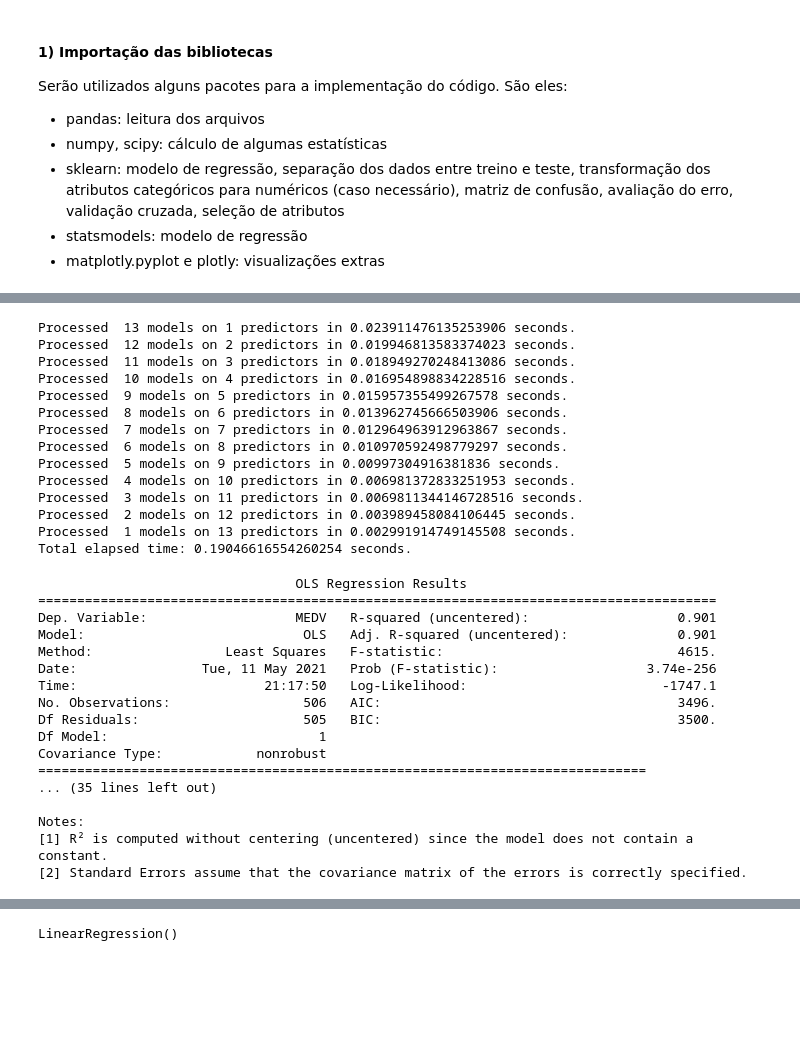
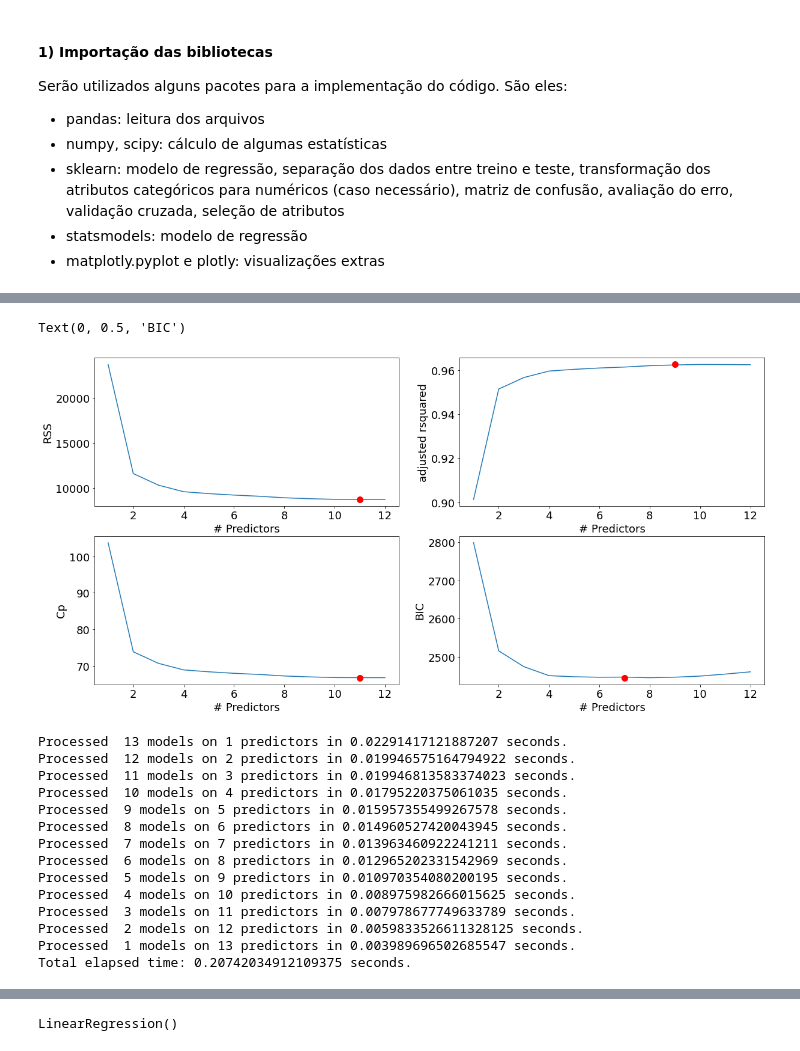
Before and after one commit to higor-gomes93/mestrado_ft084, a Jupyter notebook: Algoritmo - Regressão/regressao_multipla.ipynb, the cells around one changed output, grey strips where cells are left out. Drawn from its saved outputs; the diff is of its cells as text; code cells hidden in the pictures; blank space fills up the shorter version.

```diff
--- a/Algoritmo - Regressão/regressao_multipla.ipynb
+++ b/Algoritmo - Regressão/regressao_multipla.ipynb
@@ -125,35 +174,38 @@ plt.xlabel('# Predictors')
 plt.ylabel('RSS')
 
 # We will now plot a red dot to indicate the model with the largest adjusted R^2 statistic.
 # The argmax() function can be used to identify the location of the maximum point of a vector
 rsquared_adj = models_best.apply(lambda row: row[1].rsquared_adj, axis=1)
 
 plt.subplot(2, 2, 2)
 plt.plot(rsquared_adj)
 plt.plot(rsquared_adj.argmax(), rsquared_adj.max(), "or")
 plt.xlabel('# Predictors')
 plt.ylabel('adjusted rsquared')
 
 # We'll do the same for AIC and BIC, this time looking for the models with the SMALLEST statistic
 aic = models_best.apply(lambda row: row[1].aic, axis=1)
-m = len(target)
+m = len(y_train)
 p = 12
 hat_sigma_squared = (1/(m - p -1)) * min(models_best["RSS"])
-cp = (1/m) * (models_best["RSS"] + 2 * 506 * hat_sigma_squared )
+cp = (1/m) * (models_best["RSS"] + 2 * 406 * hat_sigma_squared )
 
 plt.subplot(2, 2, 3)
 plt.plot(cp)
 plt.plot(cp.argmin(), cp.min(), "or")
 plt.xlabel('# Predictors')
 plt.ylabel('Cp')
 
 bic = models_best.apply(lambda row: row[1].bic, axis=1)
 
 plt.subplot(2, 2, 4)
 plt.plot(bic)
 plt.plot(bic.argmin(), bic.min(), "or")
 plt.xlabel('# Predictors')
 plt.ylabel('BIC')
+# %% [output]
+Text(0, 0.5, 'BIC')
+[figure, added]
 # %%
 def forward(predictors):
 
@@ -184,48 +236,27 @@ models_fwd = pd.DataFrame(columns=["RSS", "model"])
 tic = time.time()
 predictors = []
 
-for i in range(1,len(data.columns)+1):
+for i in range(1,len(x_train.columns)+1):
     models_fwd.loc[i] = forward(predictors)
     predictors = models_fwd.loc[i]["model"].model.exog_names
 
 toc = time.time()
 print("Total elapsed time:", (toc-tic), "seconds.")
 # %% [output]
-Processed  13 models on 1 predictors in 0.023911476135253906 seconds.
-Processed  12 models on 2 predictors in 0.019946813583374023 seconds.
-Processed  11 models on 3 predictors in 0.018949270248413086 seconds.
-Processed  10 models on 4 predictors in 0.016954898834228516 seconds.
+Processed  13 models on 1 predictors in 0.02291417121887207 seconds.
+Processed  12 models on 2 predictors in 0.019946575164794922 seconds.
+Processed  11 models on 3 predictors in 0.019946813583374023 seconds.
+Processed  10 models on 4 predictors in 0.01795220375061035 seconds.
 Processed  9 models on 5 predictors in 0.015957355499267578 seconds.
-Processed  8 models on 6 predictors in 0.013962745666503906 seconds.
-Processed  7 models on 7 predictors in 0.012964963912963867 seconds.
-Processed  6 models on 8 predictors in 0.010970592498779297 seconds.
-Processed  5 models on 9 predictors in 0.00997304916381836 seconds.
-Processed  4 models on 10 predictors in 0.006981372833251953 seconds.
-Processed  3 models on 11 predictors in 0.0069811344146728516 seconds.
-Processed  2 models on 12 predictors in 0.003989458084106445 seconds.
-Processed  1 models on 13 predictors in 0.002991914749145508 seconds.
-Total elapsed time: 0.19046616554260254 seconds.
+Processed  8 models on 6 predictors in 0.014960527420043945 seconds.
+Processed  7 models on 7 predictors in 0.013963460922241211 seconds.
+Processed  6 models on 8 predictors in 0.012965202331542969 seconds.
+Processed  5 models on 9 predictors in 0.010970354080200195 seconds.
+Processed  4 models on 10 predictors in 0.008975982666015625 seconds.
+Processed  3 models on 11 predictors in 0.007978677749633789 seconds.
+Processed  2 models on 12 predictors in 0.0059833526611328125 seconds.
+Processed  1 models on 13 predictors in 0.003989696502685547 seconds.
+Total elapsed time: 0.20742034912109375 seconds.
-# %%
-print(models_fwd.loc[1, "model"].summary())
-print(models_fwd.loc[2, "model"].summary())
-# %% [output]
-                                 OLS Regression Results
-=======================================================================================
-Dep. Variable:                   MEDV   R-squared (uncentered):                   0.901
-Model:                            OLS   Adj. R-squared (uncentered):              0.901
-Method:                 Least Squares   F-statistic:                              4615.
-Date:                Tue, 11 May 2021   Prob (F-statistic):                   3.74e-256
-Time:                        21:17:50   Log-Likelihood:                         -1747.1
-No. Observations:                 506   AIC:                                      3496.
-Df Residuals:                     505   BIC:                                      3500.
-Df Model:                           1
-Covariance Type:            nonrobust
-==============================================================================
-... (35 lines left out)
-
-Notes:
-[1] R² is computed without centering (uncentered) since the model does not contain a constant.
-[2] Standard Errors assume that the covariance matrix of the errors is correctly specified.
 # %%
 def backward(predictors):
 
```
Also changed, not shown: parts of 19 cells of this notebook.
